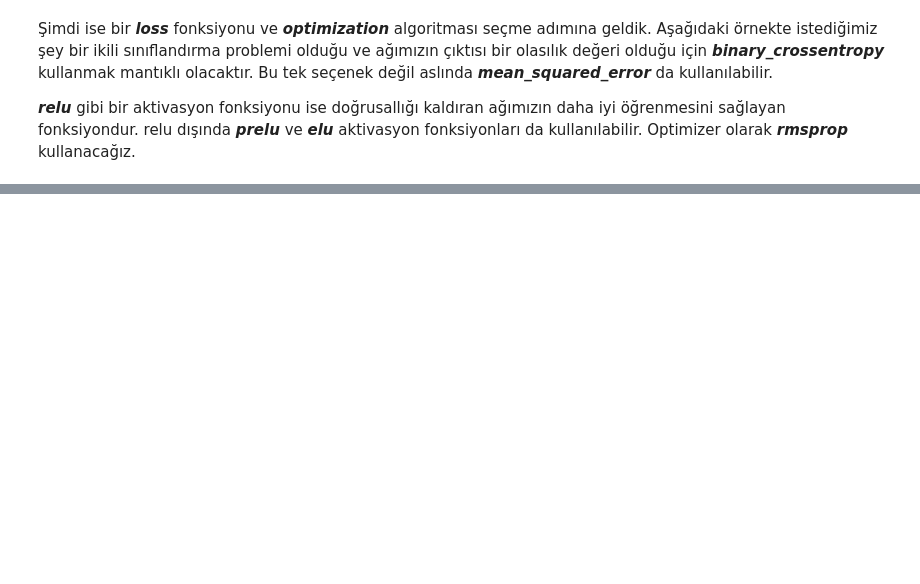
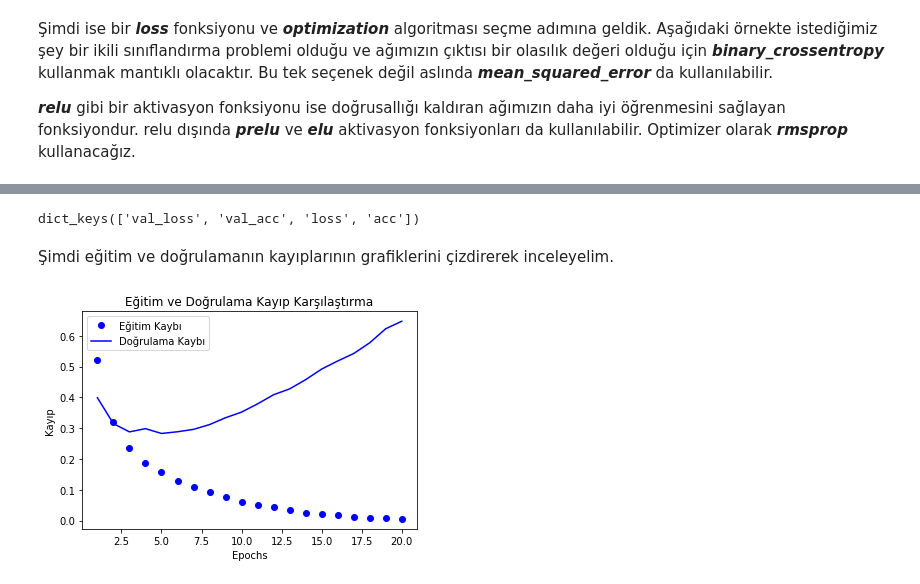
Before and after one commit to evrenarslan/Python-Egitim, a Jupyter notebook: Keras Notları/Sinir Ağlarına Giriş.ipynb, the cells around one changed output, grey strips where cells are left out. Cells and saved outputs as stored; diff of their text form; code cells hidden in the pictures; blank space fills up the shorter version.

```diff
--- a/Keras Notları/Sinir Ağlarına Giriş.ipynb
+++ b/Keras Notları/Sinir Ağlarına Giriş.ipynb
@@ -54,0 +62,6 @@ model.compile(optimizer="rmsprop",loss="binary_crossentropy",metrics=["accuracy"
+# %%
+#Kendi loss fonksiyonumuzu kullanmak
+from keras import losses
+from keras import metrics
+
+model.compile(optimizer=optimizers.RMSprop(lr=0.001),loss=losses.binary_crossentropy, metrics=[metrics.binary_accuracy])
@@ -54,0 +70,6 @@ model.compile(optimizer="rmsprop",loss="binary_crossentropy",metrics=["accuracy"
+# %%
+x_val=x_train[:10000]
+partial_x_train=x_train[10000:]
+
+y_val=y_train[:10000]
+partial_y_train=y_train[10000:]
@@ -54,0 +78,4 @@ model.compile(optimizer="rmsprop",loss="binary_crossentropy",metrics=["accuracy"
+# %%
+model.compile(optimizer="rmsprop",loss="binary_crossentropy",metrics=["acc"])
+# %%
+history=model.fit(partial_x_train,partial_y_train, epochs=20, batch_size=512,validation_data=(x_val,y_val))
@@ -54,0 +100,27 @@ model.compile(optimizer="rmsprop",loss="binary_crossentropy",metrics=["accuracy"
+# %%
+history_dict=history.history
+history_dict.keys()
+# %% [output]
+dict_keys(['val_loss', 'val_acc', 'loss', 'acc'])
+# %% [markdown]
+Şimdi eğitim ve doğrulamanın kayıplarının grafiklerini çizdirerek inceleyelim.
+# %%
+
+import matplotlib.pyplot as plt
+
+history_dict=history.history
+loss_values=history_dict["loss"]
+val_loss_values=history_dict["val_loss"]
+
+epochs=range(1,len(loss_values)+1)
+
+plt.plot(epochs,loss_values,"bo",label="Eğitim Kaybı")# "bo" parametresi ile noktalı çizim yaptırıyoruz
+plt.plot(epochs,val_loss_values,"b",label="Doğrulama Kaybı") # "b" düz çizgi
+plt.title("Eğitim ve Doğrulama Kayıp Karşılaştırma")
+plt.xlabel("Epochs")
+plt.ylabel("Kayıp")
+plt.legend()
+
+plt.show()
+# %% [output]
+[figure, added]
```
Also changed, not shown: parts of 16 cells of this notebook, 1 other file.
